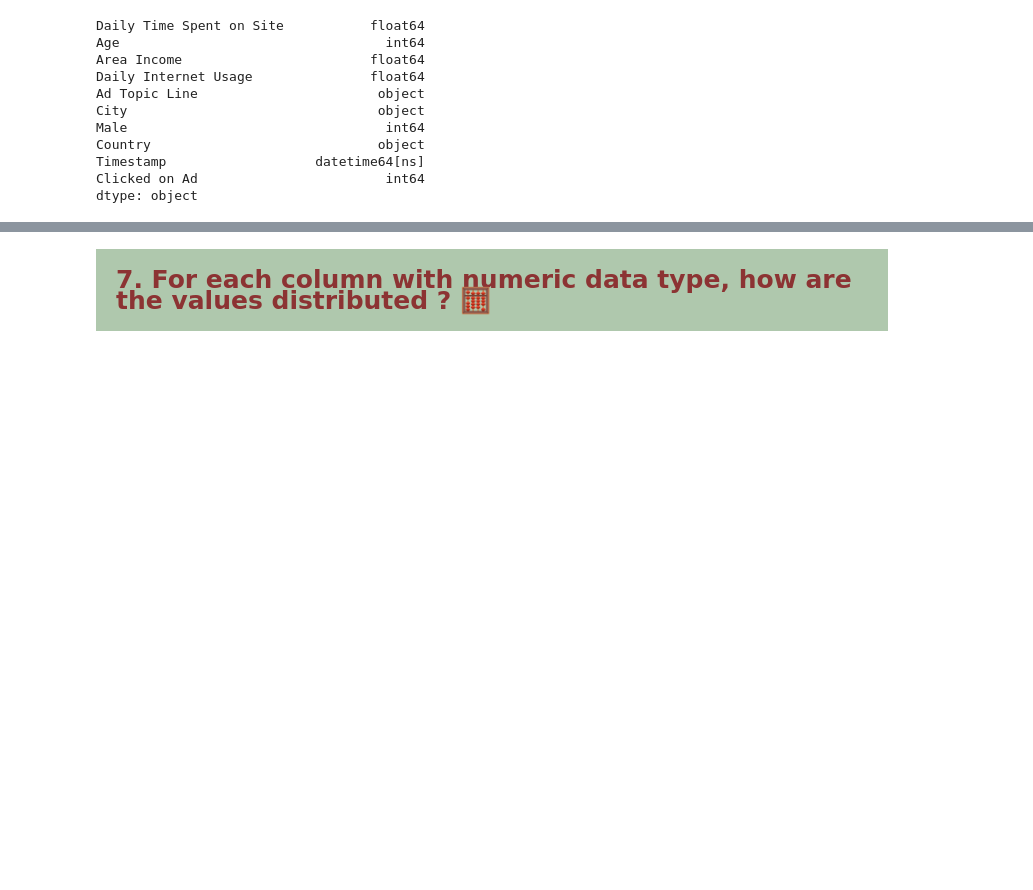
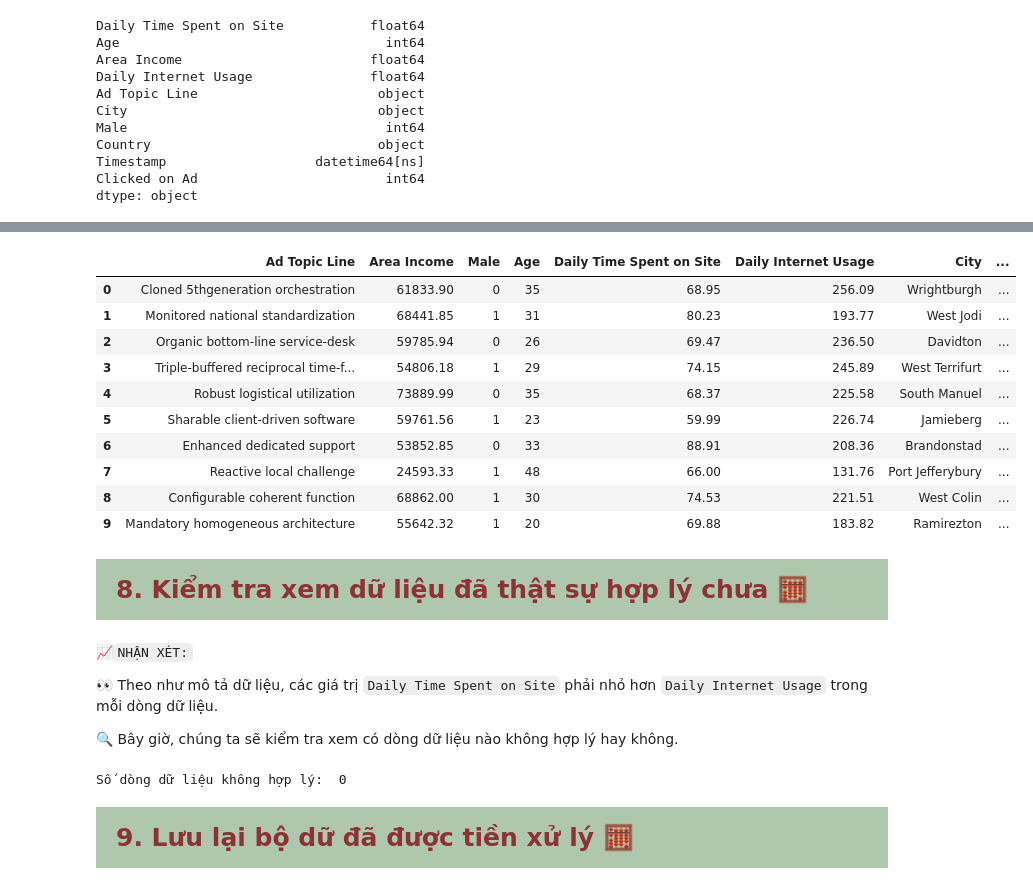
Before and after one commit to Alexieve/Applied-Data-Analytics, a Jupyter notebook: Notebooks/1-Pre-Processing/1_Pre-Processing.ipynb, the cells around one changed output, grey strips where cells are left out. Saved outputs shown, nothing was run; the diff lists cells and outputs as text; code cells hidden in the pictures; blank space fills up the shorter version.

```diff
--- a/Notebooks/1-Pre-Processing/1_Pre-Processing.ipynb
+++ b/Notebooks/1-Pre-Processing/1_Pre-Processing.ipynb
@@ -690,5 +699,35 @@ df_scaled.head()
+# %%
+df = df[['Ad Topic Line', 'Area Income', 'Male', 'Age', 'Daily Time Spent on Site', 'Daily Internet Usage', 'City', 'Country', 'Clicked on Ad', 'Timestamp']]
+df.head(10)
+# %% [output]
+|  | Ad Topic Line | Area Income | Male | Age | Daily Time Spent on Site | Daily Internet Usage | City | ... |
+| 0 | Cloned 5thgeneration orchestration | 61833.90 | 0 | 35 | 68.95 | 256.09 | Wrightburgh | ... |
+| 1 | Monitored national standardization | 68441.85 | 1 | 31 | 80.23 | 193.77 | West Jodi | ... |
+| 2 | Organic bottom-line service-desk | 59785.94 | 0 | 26 | 69.47 | 236.50 | Davidton | ... |
+| 3 | Triple-buffered reciprocal time-f... | 54806.18 | 1 | 29 | 74.15 | 245.89 | West Terrifurt | ... |
+| 4 | Robust logistical utilization | 73889.99 | 0 | 35 | 68.37 | 225.58 | South Manuel | ... |
+| 5 | Sharable client-driven software | 59761.56 | 1 | 23 | 59.99 | 226.74 | Jamieberg | ... |
+| 6 | Enhanced dedicated support | 53852.85 | 0 | 33 | 88.91 | 208.36 | Brandonstad | ... |
+| 7 | Reactive local challenge | 24593.33 | 1 | 48 | 66.00 | 131.76 | Port Jefferybury | ... |
+| 8 | Configurable coherent function | 68862.00 | 1 | 30 | 74.53 | 221.51 | West Colin | ... |
+| 9 | Mandatory homogeneous architecture | 55642.32 | 1 | 20 | 69.88 | 183.82 | Ramirezton | ... |
+# %% [markdown]
+<div style="text-align: left; font-family: 'Trebuchet MS', Arial, sans-serif; color: #8C3333; padding: 20px; font-size: 25px; font-weight: bold; border-radius: 0 0 0 0; background-color: #AFC8AD">
+  8. Kiểm tra xem dữ liệu đã thật sự hợp lý chưa 🧮
+</div>
+# %% [markdown]
+📈`NHẬN XÉT:`
+
+👀 Theo như mô tả dữ liệu, các giá trị `Daily Time Spent on Site` phải nhỏ hơn `Daily Internet Usage` trong mỗi dòng dữ liệu.
+
+🔍 Bây giờ, chúng ta sẽ kiểm tra xem có dòng dữ liệu nào không hợp lý hay không.
+# %%
+invalid_rows = len(df[df['Daily Time Spent on Site'] < df['Daily Time Spent on Site']])
+print('Số dòng dữ liệu không hợp lý: ', invalid_rows)
+# %% [output]
+Số dòng dữ liệu không hợp lý:  0
 # %% [markdown]
 <div style="text-align: left; font-family: 'Trebuchet MS', Arial, sans-serif; color: #8C3333; padding: 20px; font-size: 25px; font-weight: bold; border-radius: 0 0 0 0; background-color: #AFC8AD">
-  7. For each column with numeric data type, how are the values distributed ? 🧮
+  9. Lưu lại bộ dữ đã được tiền xử lý 🧮
 </div>
 # %%
```
Also changed, not shown: parts of 96 cells of this notebook, 3 other files.
